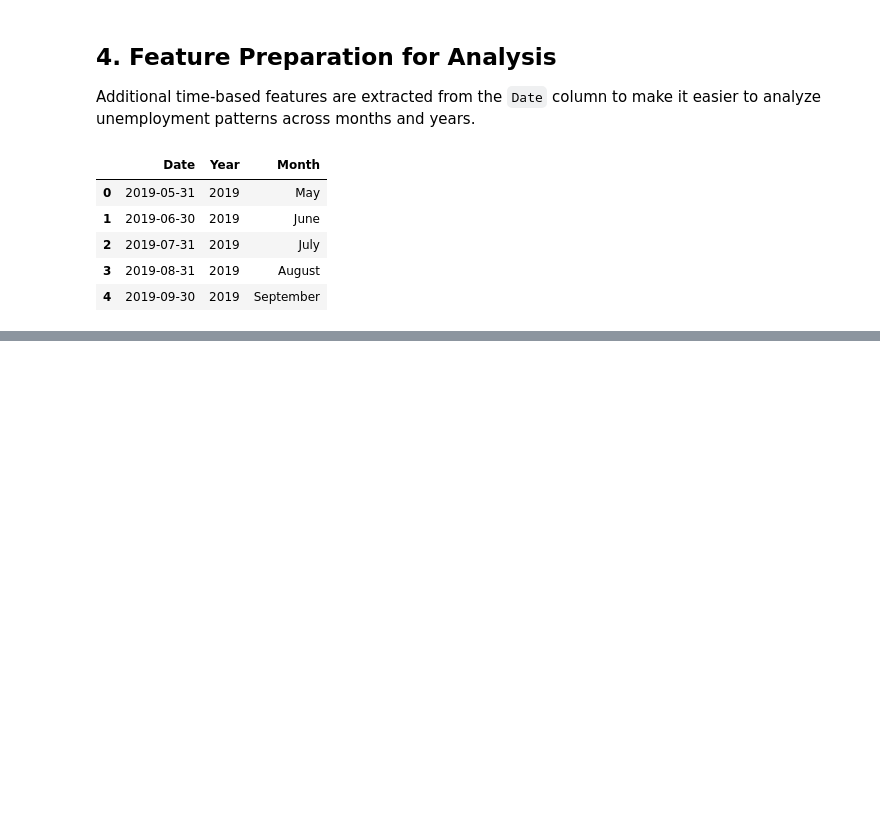
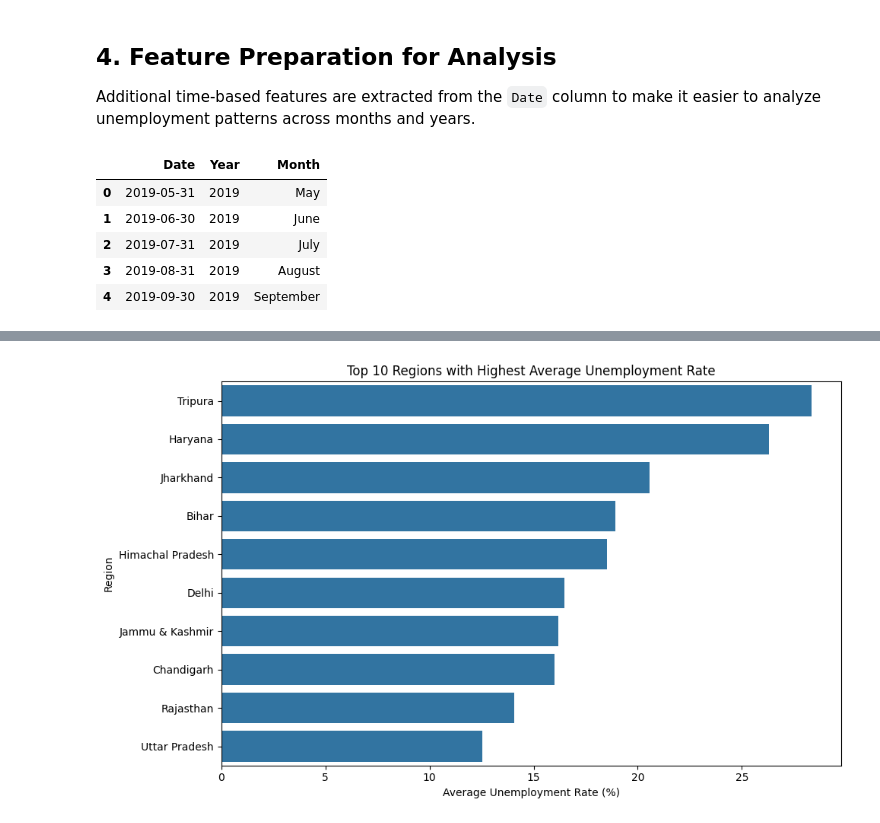
Before and after one commit to kartikeysharma2645/OIBSIP, a Jupyter notebook: DataScience-Task2-UnemploymentAnalysis/UnemploymentAnalysis.ipynb, the cells around one changed output, grey strips where cells are left out. Saved outputs shown, nothing was run; the diff lists cells and outputs as text; code cells hidden in the pictures; blank space fills up the shorter version.

```diff
--- a/DataScience-Task2-UnemploymentAnalysis/UnemploymentAnalysis.ipynb
+++ b/DataScience-Task2-UnemploymentAnalysis/UnemploymentAnalysis.ipynb
@@ -186,0 +366,5 @@ df[["Date", "Year", "Month"]].head()
+# %%
+# Select the top 10 regions with the highest average unemployment rate
+top_10_regions = region_unemployment.head(10)
+
+top_10_regions
@@ -186,0 +384,17 @@ df[["Date", "Year", "Month"]].head()
+# %%
+# Plot the top 10 regions with the highest average unemployment rate
+plt.figure(figsize=(10, 6))
+
+sns.barplot(
+    x=top_10_regions.values,
+    y=top_10_regions.index
+)
+
+plt.title("Top 10 Regions with Highest Average Unemployment Rate")
+plt.xlabel("Average Unemployment Rate (%)")
+plt.ylabel("Region")
+
+plt.tight_layout()
+plt.show()
+# %% [output]
+[figure, added]
```
Also changed, not shown: parts of 19 cells of this notebook.
